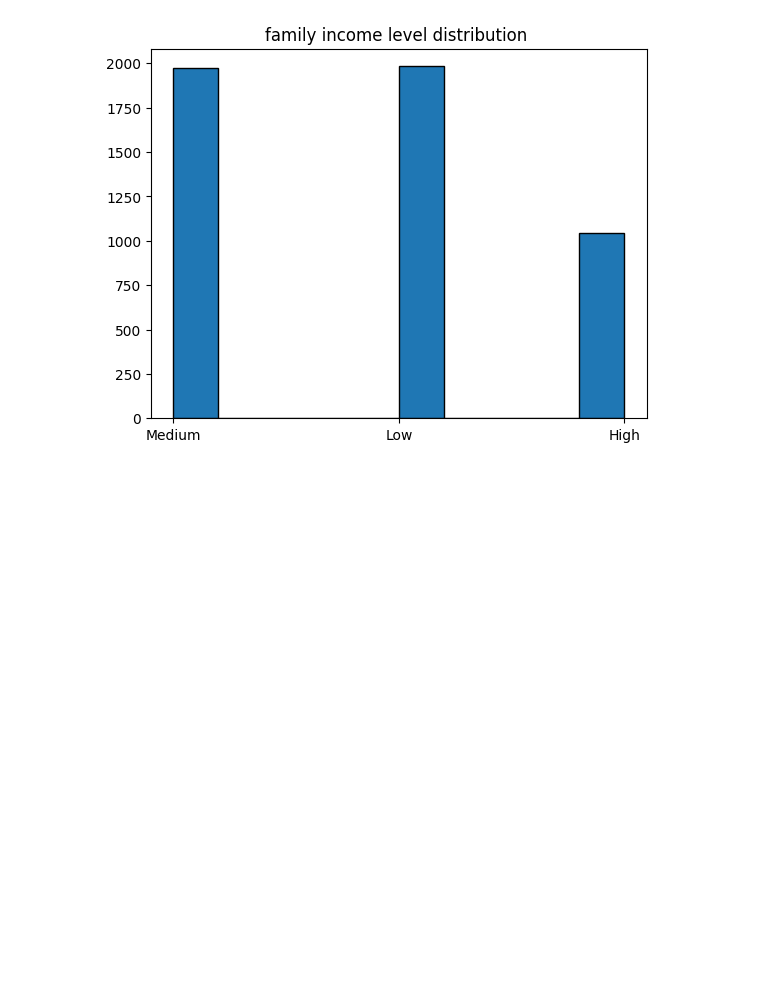
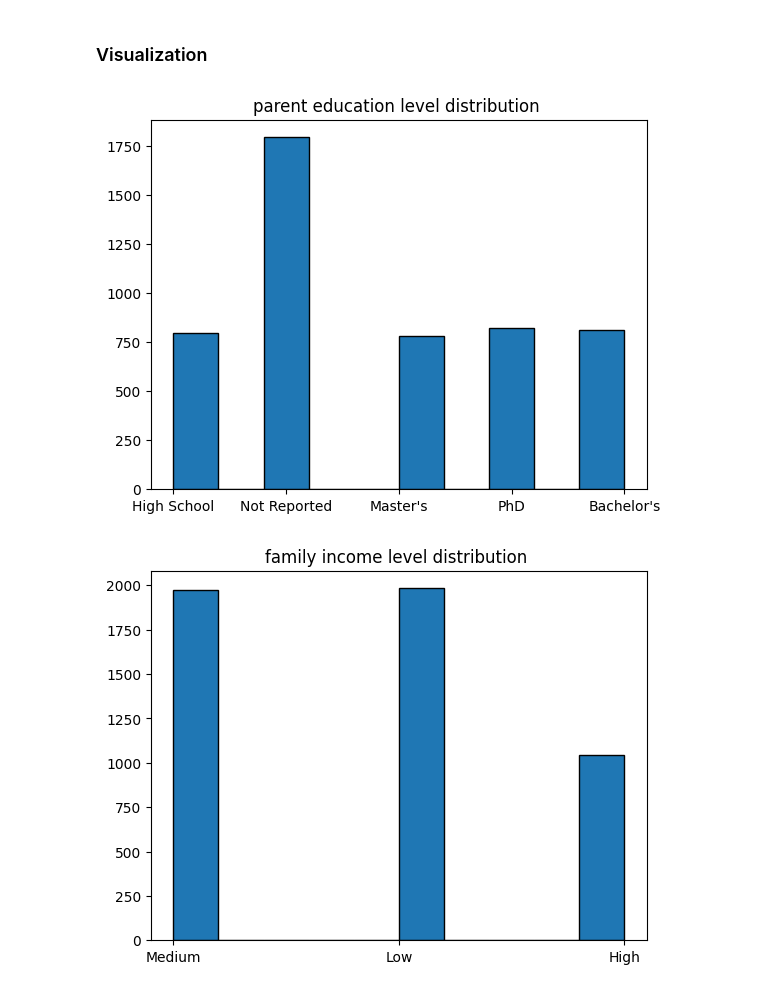
Before and after one commit to YaraHisham61/ML-project, a Jupyter notebook: ml-project.ipynb, the cells around one changed output. Saved outputs shown, nothing was run; the diff lists cells and outputs as text; code cells hidden in the pictures; blank space fills up the shorter version.

```diff
--- a/ml-project.ipynb
+++ b/ml-project.ipynb
@@ -42,3 +71,11 @@ students_grading.head()
+# %% [markdown]
+### Visualization
+# %%
+plt.hist(students_grading["Parent_Education_Level"],edgecolor='black')
+plt.title("parent education level distribution ")
+plt.show()
+# %% [output]
+[figure, added]
 # %%
 plt.hist(students_grading["Family_Income_Level"],edgecolor='black')
 plt.title("family income level distribution ")
```
Also changed, not shown: parts of 13 cells of this notebook.
